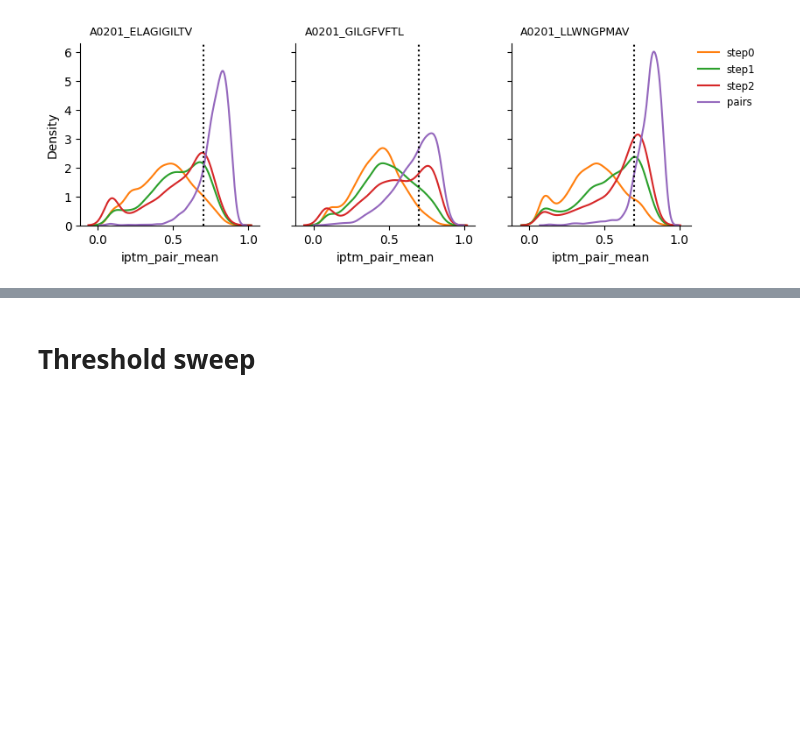
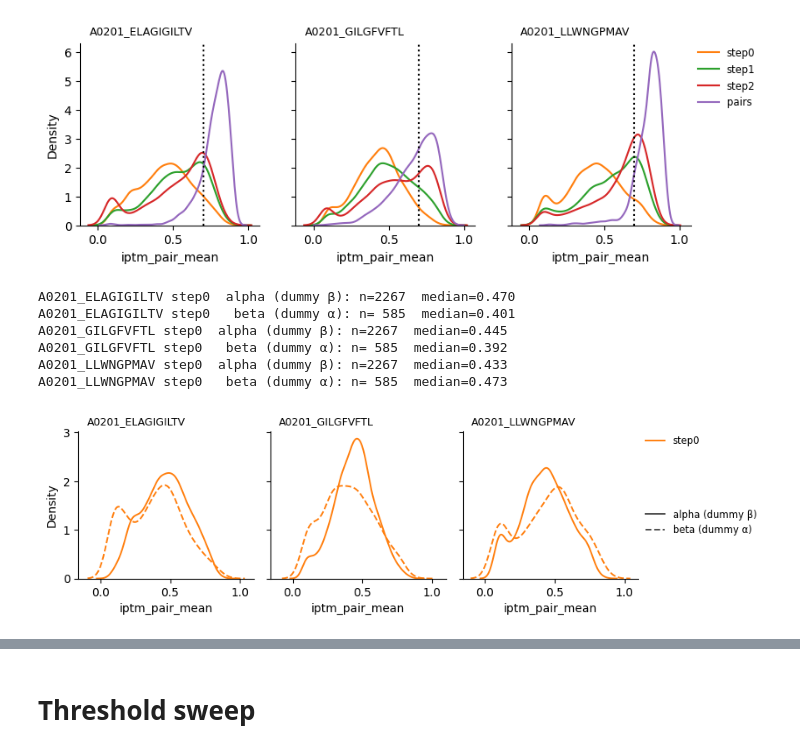
Before and after one commit to Rita-Ann-Roessner/Postdoc-UNIL, a Jupyter notebook: 260626_ESMfold2_motif_builder/Monitor.ipynb, the cells around one changed output, grey strips where cells are left out. Cells and saved outputs as stored; diff of their text form; code cells hidden in the pictures; blank space fills up the shorter version.

```diff
--- a/260626_ESMfold2_motif_builder/Monitor.ipynb
+++ b/260626_ESMfold2_motif_builder/Monitor.ipynb
@@ -111,3 +111,58 @@ step2 A0201_LLWNGPMAV 0.7 908
 pairs A0201_LLWNGPMAV 0.7 2133
 <matplotlib.legend.Legend at 0x...>
 [figure]
+# %%
+import numpy as np
+import pandas as pd
+import matplotlib.pyplot as plt
+import seaborn as sns
+from matplotlib.lines import Line2D
+
+base     = 'TCR_motif_atlas_cdr3_templated_new_installation_reduced_cycles'
+steps    = ['step0']
+peptides = ['A0201_ELAGIGILTV', 'A0201_GILGFVFTL', 'A0201_LLWNGPMAV']
+
+colors = sns.color_palette()[1:len(steps)+1]
+
+# alpha is scored against a dummy beta, and vice versa
+CHAINS = [('alpha (dummy β)', 'output_alpha.csv', '-'),
+          ('beta (dummy α)',  'output_beta.csv',  '--')]
+
+fig, axes = plt.subplots(1, 3, figsize=(3*3, 2.7), sharex=True, sharey=True)
+
+for cnt, peptide in enumerate(peptides):
+    ax = axes[cnt]
+
+    for step, color in zip(steps, colors):
+        for label, fname, ls in CHAINS:
+            d = pd.read_csv(f'{base}/{peptide}/{step}/{fname}')[['ID', 'iptm_pair_mean']]
+            sns.kdeplot(d, x='iptm_pair_mean', ax=ax, color=color, linestyle=ls, lw=1.4)
+            n_hi = (d['iptm_pair_mean'] >= THRESH).sum()
+            print(f'{peptide} {step} {label:>16}: n={len(d):4d}  '
+                  f'median={d["iptm_pair_mean"].median():.3f}  ')
+
+    ax.text(0.05, 1.05, f'{peptide}', transform=ax.transAxes, fontsize=9)
+
+sns.despine()
+
+# colour encodes the step, linestyle encodes the chain
+step_handles  = [Line2D([], [], color=c, lw=1.4, label=s) for s, c in zip(steps, colors)]
+chain_handles = [Line2D([], [], color='0.3', lw=1.4, linestyle=ls, label=lab)
+                 for lab, _, ls in CHAINS]
+
+leg1 = axes[2].legend(handles=step_handles, bbox_to_anchor=(1.02, 1), loc='upper left',
+                      borderaxespad=0, fontsize='small', frameon=False)
+axes[2].add_artist(leg1)
+axes[2].legend(handles=chain_handles, bbox_to_anchor=(1.02, 0.5), loc='upper left',
+               borderaxespad=0, fontsize='small', frameon=False)
+
+plt.tight_layout()
+plt.show()
+# %% [output]
+A0201_ELAGIGILTV step0  alpha (dummy β): n=2267  median=0.470
+A0201_ELAGIGILTV step0   beta (dummy α): n= 585  median=0.401
+A0201_GILGFVFTL step0  alpha (dummy β): n=2267  median=0.445
+A0201_GILGFVFTL step0   beta (dummy α): n= 585  median=0.392
+A0201_LLWNGPMAV step0  alpha (dummy β): n=2267  median=0.433
+A0201_LLWNGPMAV step0   beta (dummy α): n= 585  median=0.473
+[figure, added]
```
Also changed, not shown: parts of 5 cells of this notebook, 6 other files.
